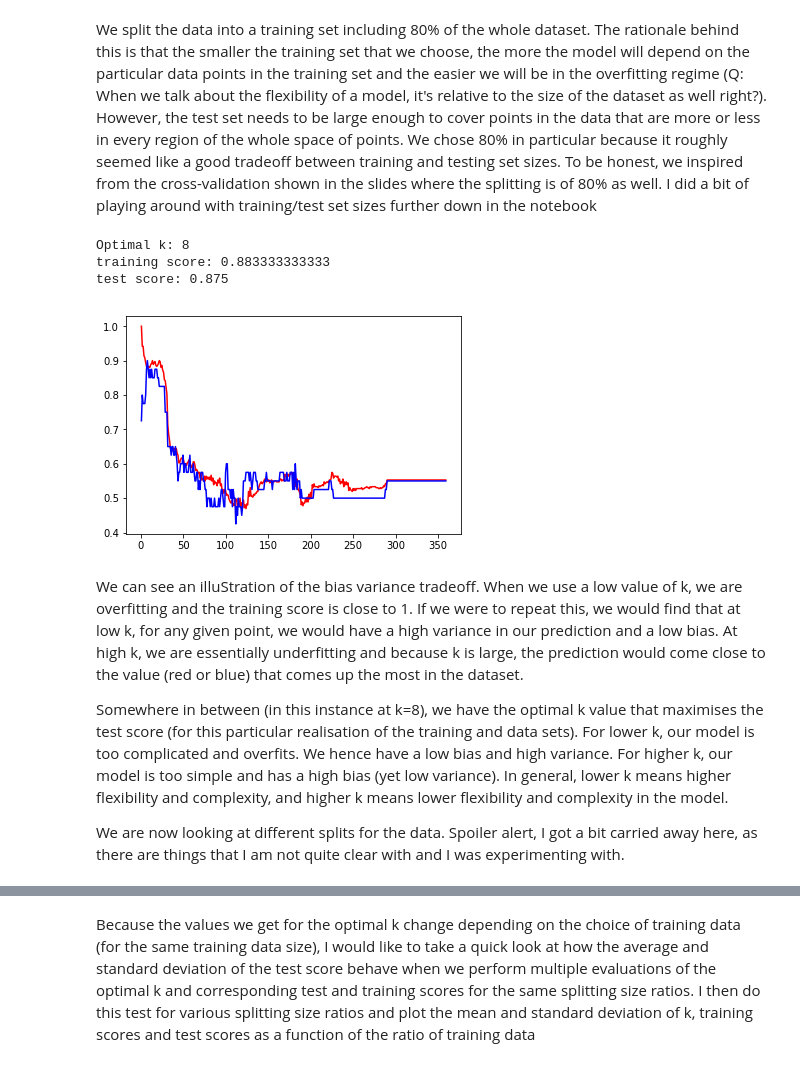
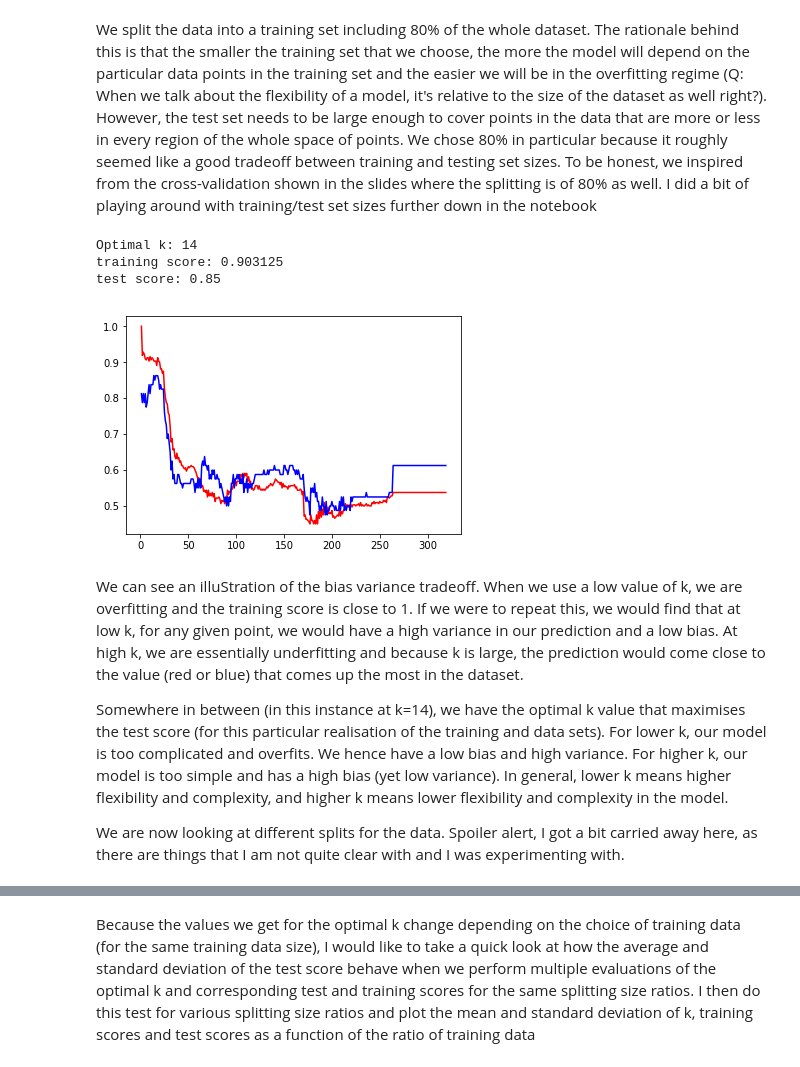
Before and after one commit to ptuckmantel/advanced-comp-2018, a Jupyter notebook: Ex1.ipynb, the cells around one changed output, grey strips where cells are left out. Cells and saved outputs as stored; diff of their text form; code cells hidden in the pictures.

```diff
--- a/Ex1.ipynb
+++ b/Ex1.ipynb
@@ -61,37 +61,38 @@ I did a bit of playing around with training/test set sizes further down in the n
 # %%
 #Split data into a training set including 80% of the entire dataset. The rationale behind this choice is that choosing a training data
 X_train, X_test, y_train, y_test=train_test_split(X,y, train_size=0.8)
 #ks=np.arange(1,len(X_train))
 ks=np.arange(1,len(X_train))
 
 train_scores=[]
 test_scores=[]
 for k in ks:
     classifier=knn(n_neighbors=k)
     classifier.fit(X_train, y_train)
     train_scores.append(classifier.score(X_train, y_train))
     test_scores.append(classifier.score(X_test, y_test))
 
 #Best choice of k
-best_k=ks[test_scores.index(np.max(test_scores))]
+#best_k=ks[test_scores.index(np.max(test_scores))]
+best_k=ks[np.argmax(test_scores)]
 print 'Optimal k: '+str(best_k)
 print 'training score: '+str(train_scores[best_k])
 print 'test score: '+str(test_scores[best_k])
 
 
 trains=plt.plot(ks, train_scores, color='red')
 tests=plt.plot(ks, test_scores, color='blue')
 #plt.legend(handles=([trains, tests],['Train','test']))
 plt.show()
 # %% [output]
-Optimal k: 8
-training score: 0.883333333333
-test score: 0.875
+Optimal k: 14
+training score: 0.903125
+test score: 0.85
-[figure, old version]
+[figure, new version]
 # %% [markdown]
 We can see an illuStration of the bias variance tradeoff. When we use a low value of k, we are overfitting and the training score is close to 1. If we were to repeat this, we would find that at low k, for any given point, we would have a high variance in our prediction and a low bias. At high k, we are essentially underfitting and because k is large, the prediction would come close to the value (red or blue) that comes up the most in the dataset.
 
-Somewhere in between (in this instance at k=8), we have the optimal k value that maximises the test score (for this particular realisation of the training and data sets). For lower k, our model is too complicated and overfits. We hence have a low bias and high variance. For higher k, our model is too simple and has a high bias (yet low variance). In general, lower k means higher flexibility and complexity, and higher k means lower flexibility and complexity in the model.
+Somewhere in between (in this instance at k=14), we have the optimal k value that maximises the test score (for this particular realisation of the training and data sets). For lower k, our model is too complicated and overfits. We hence have a low bias and high variance. For higher k, our model is too simple and has a high bias (yet low variance). In general, lower k means higher flexibility and complexity, and higher k means lower flexibility and complexity in the model.
 
 We are now looking at different splits for the data. Spoiler alert, I got a bit carried away here, as there are things that I am not quite clear with and I was experimenting with.
 # %%
```
Also changed, not shown: parts of 19 cells of this notebook.
